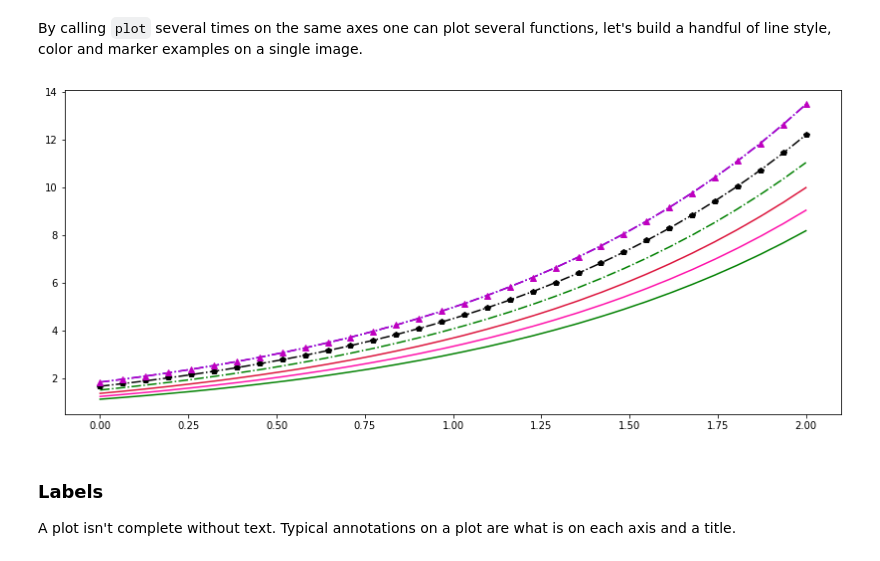
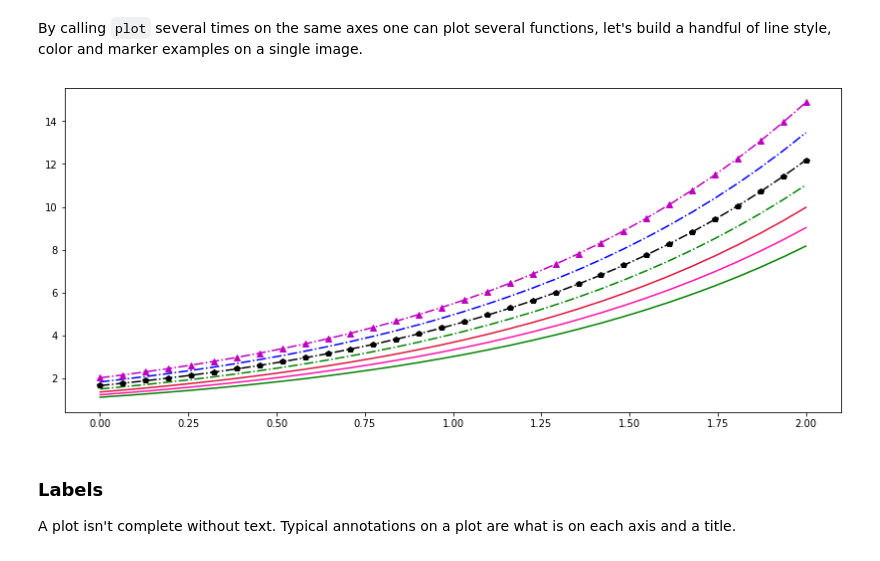
Before and after one commit to grochmal/daml, a Jupyter notebook: nb/plt-reference.ipynb, the cells around one changed output. Cells and saved outputs as stored; diff of their text form; code cells hidden in the pictures.

```diff
--- a/nb/plt-reference.ipynb
+++ b/nb/plt-reference.ipynb
@@ -131,16 +165,16 @@ let's build a handful of line style, color and marker examples on a single image
 # %%
 fig, ax = plt.subplots(figsize=(14, 6))
 x = np.linspace(0, 2, 32)
 
 ax.plot(x, np.exp(x + 0.1), color='green')
 ax.plot(x, np.exp(x + 0.2), color='#fe11aa')
 ax.plot(x, np.exp(x + 0.3), color='crimson')
 ax.plot(x, np.exp(x + 0.4), color='g', linestyle='dashdot')
 ax.plot(x, np.exp(x + 0.5), color='k', linestyle='dashdot', marker='p')
 ax.plot(x, np.exp(x + 0.6), '-.b')
-ax.plot(x, np.exp(x + 0.6), '-.m^');
+ax.plot(x, np.exp(x + 0.7), '-.m^');
 # %% [output]
-[figure, old version]
+[figure, new version]
 # %% [markdown]
 ### Labels
 
```
Also changed, not shown: parts of 20 cells of this notebook, 19 other files.
